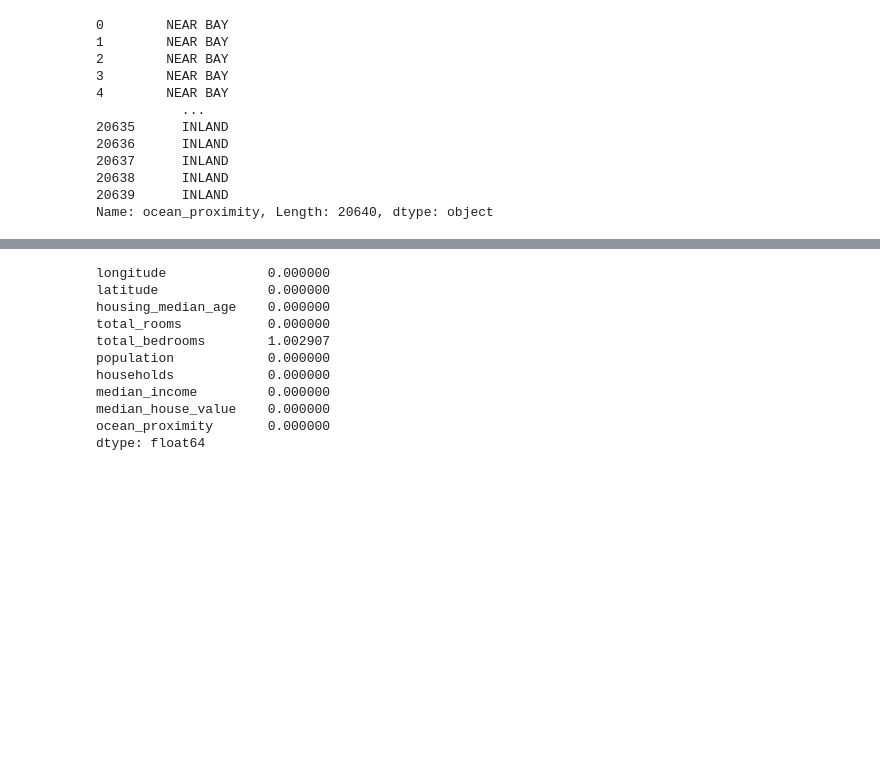
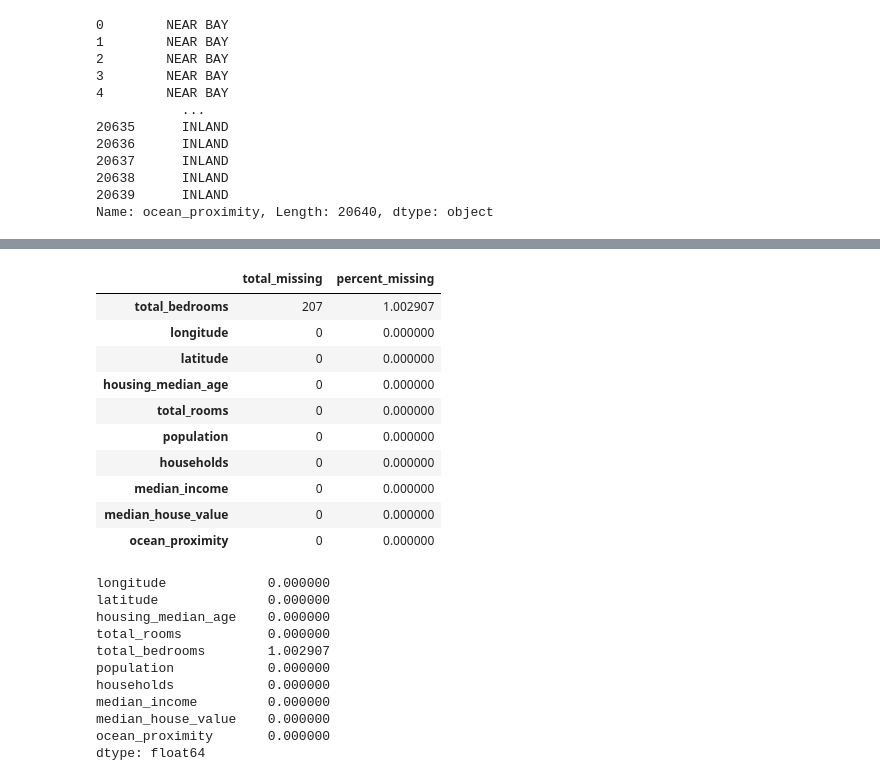
Before and after one commit to nishags83g/my-ai-learning, a Jupyter notebook: mylearnings.ipynb, the cells around one changed output, grey strips where cells are left out. Drawn from its saved outputs; the diff is of its cells as text; code cells hidden in the pictures; blank space fills up the shorter version.

```diff
--- a/mylearnings.ipynb
+++ b/mylearnings.ipynb
@@ -203,3 +212,3 @@ caHousing.describe()
 # %%
 # Verify which features have missing values
-caHousing.isnull().sum()
+total_missing=caHousing.isnull().sum().sort_values(ascending=False)
@@ -223,3 +231,26 @@ caHousing['total_bedrooms'].isnull().sum()/caHousing.shape[0] *100
+# %%
+# Calculate the % of missing values in the entire dataset
+#caHousing.isnull() creates a dataframe with actual values replaced with true or false.
+#caHousing.isnull().sum() works like a normal sum function on the dataframe. Since isnull = True translates to 1, it actually sums up all the null values.
+#caHousing.isnull().count() works like a count function on a dataframe. It sums up both the true and false values. Main point to note is that the result you
+#get using caHousing.isnull().count() which is the count of all true and false is different from caHousing.count() which sums up only the non-null values
+#Always use caHousing.isnull().count() in % calculations. It is however counter intuitive.
+percent_missing=(caHousing.isnull().sum()/caHousing.isnull().count()*100).sort_values(ascending=False)
+# %%
+#Create a dataframe that displays missing values among columns
+pd.concat([total_missing,percent_missing], axis=1, keys = ['total_missing','percent_missing'])
+# %% [output]
+|  | total_missing | percent_missing |
+| total_bedrooms | 207 | 1.002907 |
+| longitude | 0 | 0.000000 |
+| latitude | 0 | 0.000000 |
+| housing_median_age | 0 | 0.000000 |
+| total_rooms | 0 | 0.000000 |
+| population | 0 | 0.000000 |
+| households | 0 | 0.000000 |
+| median_income | 0 | 0.000000 |
+| median_house_value | 0 | 0.000000 |
+| ocean_proximity | 0 | 0.000000 |
 # %%
 # Another way to calculate % of missing data
 caHousing.isnull().mean()*100
```
Also changed, not shown: parts of 13 cells of this notebook.
